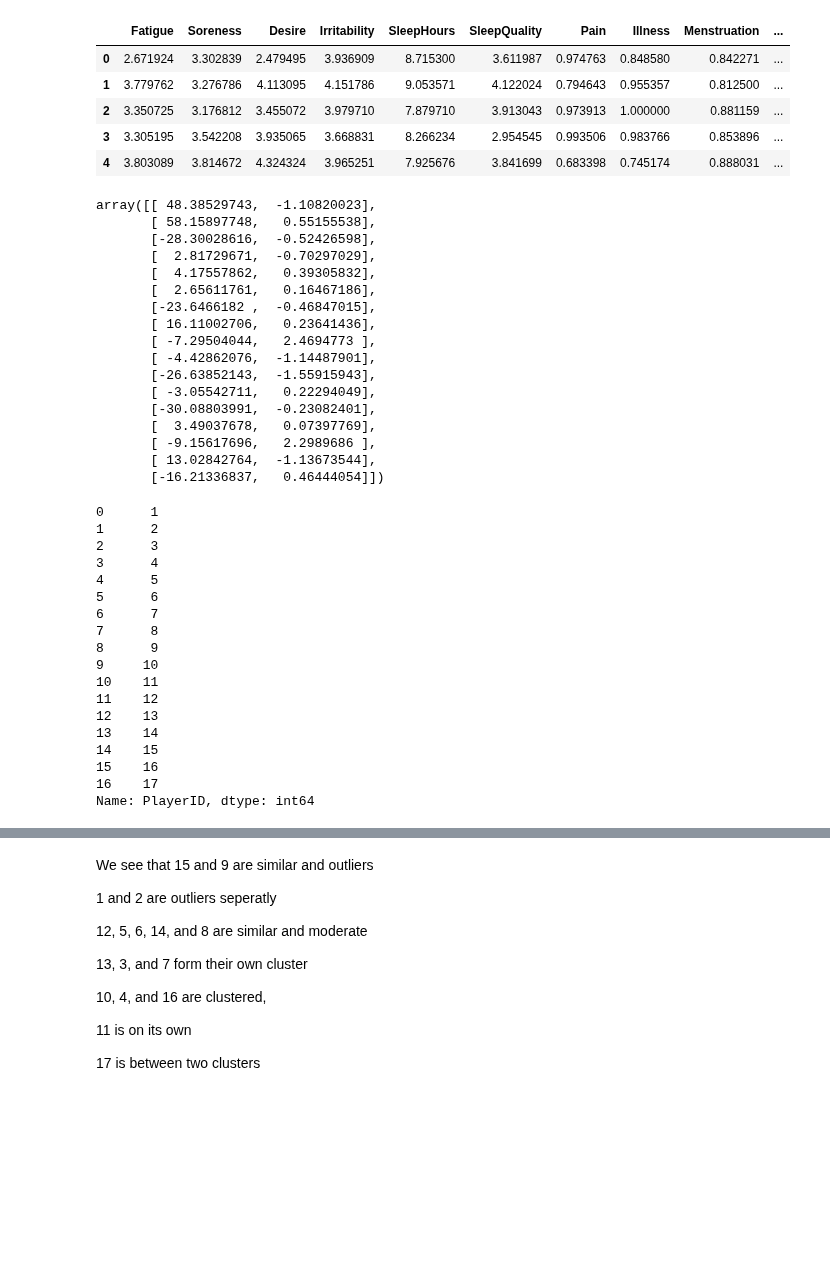
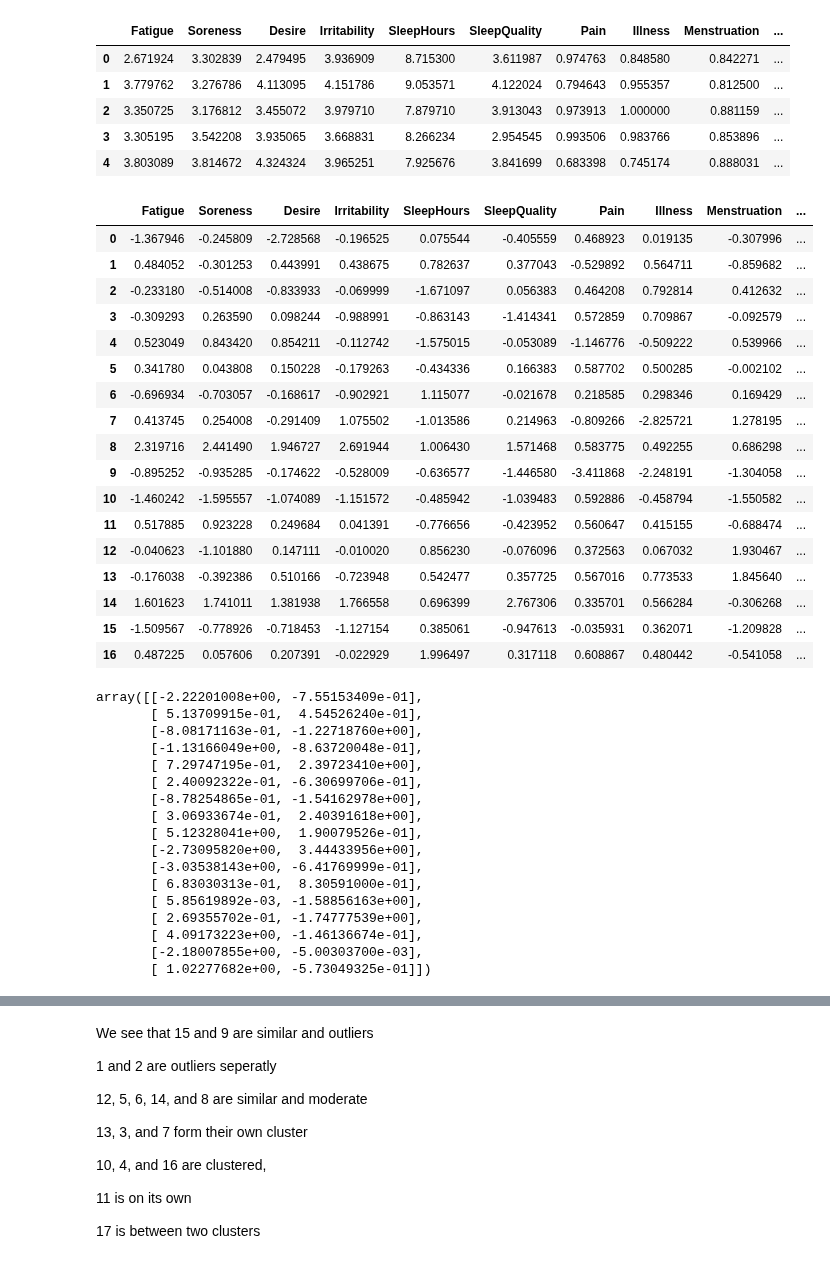
Before and after one commit to JoeRoussy/sta2453-project-1, a Jupyter notebook: wellness_factor_analysis_joe.ipynb, the cells around one changed output, grey strips where cells are left out. Drawn from its saved outputs; the diff is of its cells as text; code cells hidden in the pictures; blank space fills up the shorter version.

```diff
--- a/wellness_factor_analysis_joe.ipynb
+++ b/wellness_factor_analysis_joe.ipynb
@@ -946,47 +947,49 @@ pca_df.head()
 | 2 | 3.350725 | 3.176812 | 3.455072 | 3.979710 | 7.879710 | 3.913043 | 0.973913 | 1.000000 | 0.881159 | ... |
 | 3 | 3.305195 | 3.542208 | 3.935065 | 3.668831 | 8.266234 | 2.954545 | 0.993506 | 0.983766 | 0.853896 | ... |
 | 4 | 3.803089 | 3.814672 | 4.324324 | 3.965251 | 7.925676 | 3.841699 | 0.683398 | 0.745174 | 0.888031 | ... |
+# %%
+pca_standard_scaler = StandardScaler()
+pca_df[pca_df.columns] = pca_standard_scaler.fit_transform(pca_df)
+pca_df
+# %% [output]
+|  | Fatigue | Soreness | Desire | Irritability | SleepHours | SleepQuality | Pain | Illness | Menstruation | ... |
+| 0 | -1.367946 | -0.245809 | -2.728568 | -0.196525 | 0.075544 | -0.405559 | 0.468923 | 0.019135 | -0.307996 | ... |
+| 1 | 0.484052 | -0.301253 | 0.443991 | 0.438675 | 0.782637 | 0.377043 | -0.529892 | 0.564711 | -0.859682 | ... |
+| 2 | -0.233180 | -0.514008 | -0.833933 | -0.069999 | -1.671097 | 0.056383 | 0.464208 | 0.792814 | 0.412632 | ... |
+| 3 | -0.309293 | 0.263590 | 0.098244 | -0.988991 | -0.863143 | -1.414341 | 0.572859 | 0.709867 | -0.092579 | ... |
+| 4 | 0.523049 | 0.843420 | 0.854211 | -0.112742 | -1.575015 | -0.053089 | -1.146776 | -0.509222 | 0.539966 | ... |
+| 5 | 0.341780 | 0.043808 | 0.150228 | -0.179263 | -0.434336 | 0.166383 | 0.587702 | 0.500285 | -0.002102 | ... |
+| 6 | -0.696934 | -0.703057 | -0.168617 | -0.902921 | 1.115077 | -0.021678 | 0.218585 | 0.298346 | 0.169429 | ... |
+| 7 | 0.413745 | 0.254008 | -0.291409 | 1.075502 | -1.013586 | 0.214963 | -0.809266 | -2.825721 | 1.278195 | ... |
+| 8 | 2.319716 | 2.441490 | 1.946727 | 2.691944 | 1.006430 | 1.571468 | 0.583775 | 0.492255 | 0.686298 | ... |
+| 9 | -0.895252 | -0.935285 | -0.174622 | -0.528009 | -0.636577 | -1.446580 | -3.411868 | -2.248191 | -1.304058 | ... |
+| 10 | -1.460242 | -1.595557 | -1.074089 | -1.151572 | -0.485942 | -1.039483 | 0.592886 | -0.458794 | -1.550582 | ... |
+| 11 | 0.517885 | 0.923228 | 0.249684 | 0.041391 | -0.776656 | -0.423952 | 0.560647 | 0.415155 | -0.688474 | ... |
+| 12 | -0.040623 | -1.101880 | 0.147111 | -0.010020 | 0.856230 | -0.076096 | 0.372563 | 0.067032 | 1.930467 | ... |
+| 13 | -0.176038 | -0.392386 | 0.510166 | -0.723948 | 0.542477 | 0.357725 | 0.567016 | 0.773533 | 1.845640 | ... |
+| 14 | 1.601623 | 1.741011 | 1.381938 | 1.766558 | 0.696399 | 2.767306 | 0.335701 | 0.566284 | -0.306268 | ... |
+| 15 | -1.509567 | -0.778926 | -0.718453 | -1.127154 | 0.385061 | -0.947613 | -0.035931 | 0.362071 | -1.209828 | ... |
+| 16 | 0.487225 | 0.057606 | 0.207391 | -0.022929 | 1.996497 | 0.317118 | 0.608867 | 0.480442 | -0.541058 | ... |
 # %%
 pca = PCA(n_components=2)
 principal_components = pca.fit_transform(pca_df)
 principal_components
 # %% [output]
-array([[ 48.38529743,  -1.10820023],
-       [ 58.15897748,   0.55155538],
-       [-28.30028616,  -0.52426598],
-       [  2.81729671,  -0.70297029],
-       [  4.17557862,   0.39305832],
-       [  2.65611761,   0.16467186],
-       [-23.6466182 ,  -0.46847015],
-       [ 16.11002706,   0.23641436],
-       [ -7.29504044,   2.4694773 ],
-       [ -4.42862076,  -1.14487901],
-       [-26.63852143,  -1.55915943],
-       [ -3.05542711,   0.22294049],
-       [-30.08803991,  -0.23082401],
-       [  3.49037678,   0.07397769],
-       [ -9.15617696,   2.2989686 ],
-       [ 13.02842764,  -1.13673544],
-       [-16.21336837,   0.46444054]])
+array([[-2.22201008e+00, -7.55153409e-01],
+       [ 5.13709915e-01,  4.54526240e-01],
+       [-8.08171163e-01, -1.22718760e+00],
+       [-1.13166049e+00, -8.63720048e-01],
+       [ 7.29747195e-01,  2.39723410e+00],
+       [ 2.40092322e-01, -6.30699706e-01],
+       [-8.78254865e-01, -1.54162978e+00],
+       [ 3.06933674e-01,  2.40391618e+00],
+       [ 5.12328041e+00,  1.90079526e-01],
+       [-2.73095820e+00,  3.44433956e+00],
+       [-3.03538143e+00, -6.41769999e-01],
+       [ 6.83030313e-01,  8.30591000e-01],
+       [ 5.85619892e-03, -1.58856163e+00],
+       [ 2.69355702e-01, -1.74777539e+00],
+       [ 4.09173223e+00, -1.46136674e-01],
+       [-2.18007855e+00, -5.00303700e-03],
+       [ 1.02277682e+00, -5.73049325e-01]])
-# %%
-player_id_series
-# %% [output]
-0      1
-1      2
-2      3
-3      4
-4      5
-5      6
-6      7
-7      8
-8      9
-9     10
-10    11
-11    12
-12    13
-13    14
-14    15
-15    16
-16    17
-Name: PlayerID, dtype: int64
 # %%
```
Also changed, not shown: parts of 20 cells of this notebook, 4 other files.
